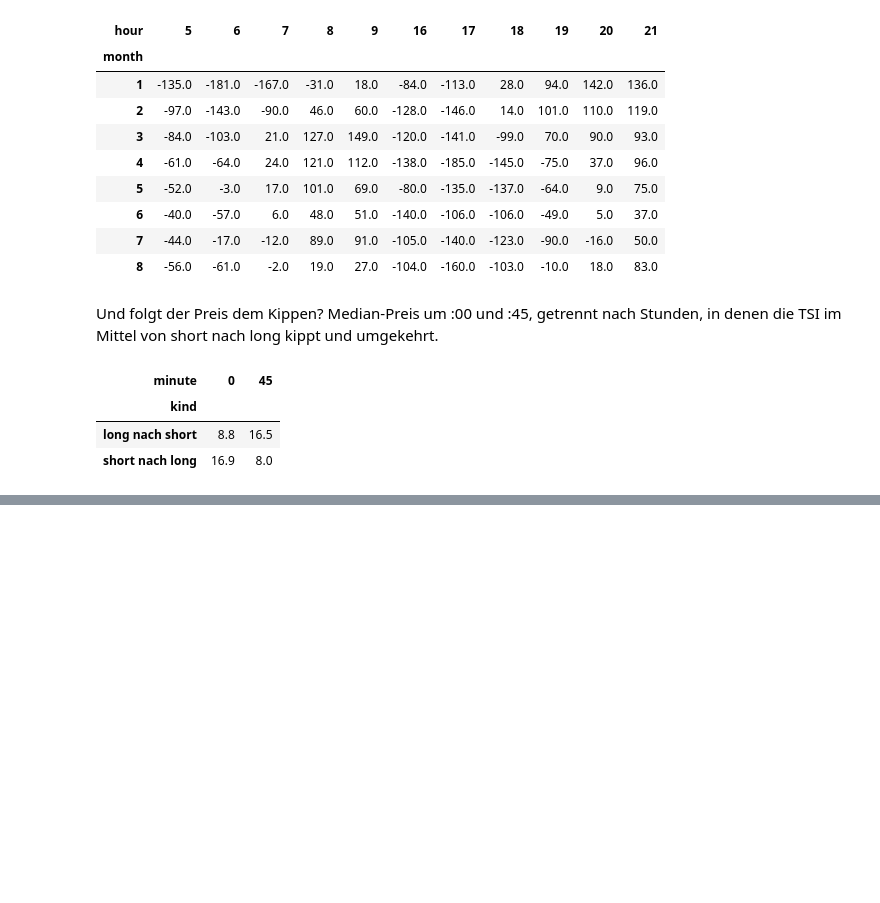
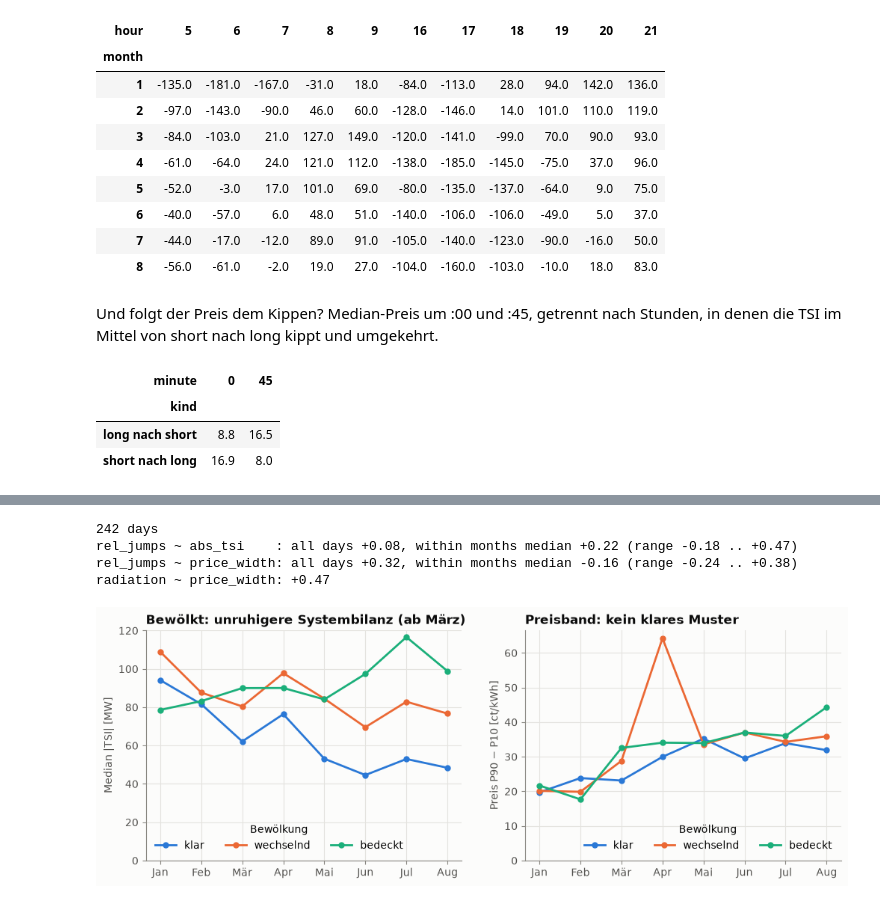
Before and after one commit to ibidreli/energy_price_prediction, a Jupyter notebook: notebooks/01_exploratory_data_analysis.ipynb, the cells around one changed output, grey strips where cells are left out. Saved outputs shown, nothing was run; the diff lists cells and outputs as text; code cells hidden in the pictures; blank space fills up the shorter version.

```diff
--- a/notebooks/01_eda.ipynb
+++ b/notebooks/01_exploratory_data_analysis.ipynb
@@ -931,0 +1458,11 @@ prices_hour.pivot_table(index="kind", columns="minute", values="aep_ct_kwh", agg
+# %%
+#---------------------------------------------------------------------
+# Bewölkungsklassen bei Tageslicht, |TSI| und Preisband nach Tageszeit
+#---------------------------------------------------------------------
+day = qh[qh["shortwave_radiation"] > 50].copy()
+day["cloud"] = pd.cut(day["cloud_cover"], [-1, 20, 80, 101], labels=["klar", "wechselnd", "bedeckt"])
+day["daytime"] = pd.cut(day["hour"], [0, 10, 14, 24], labels=["bis 10 Uhr", "10 bis 14 Uhr", "ab 14 Uhr"], right=False)
+by_cloud = day.groupby(["daytime", "cloud"], observed=True).agg(
+    quarter_hours=("abs_tsi", "size"), abs_tsi_median=("abs_tsi", "median"),
+    price_width=("aep_ct_kwh", width), negative=("aep_ct_kwh", lambda s: (s < 0).mean()))
+by_cloud.round(2)
@@ -931,0 +1483,8 @@ prices_hour.pivot_table(index="kind", columns="minute", values="aep_ct_kwh", agg
+# %%
+#----------------------------
+# Gleicher Vergleich je Monat
+#----------------------------
+cloud_month = day.pivot_table(index="month", columns="cloud", values="abs_tsi", aggfunc="median", observed=True)
+width_month = day.pivot_table(index="month", columns="cloud", values="aep_ct_kwh", aggfunc=width, observed=True)
+print("median |TSI| [MW]\n", cloud_month.round(0).to_string())
+print("\nprice width P90-P10 [ct/kWh]\n", width_month.round(1).to_string())
@@ -931,0 +1530,37 @@ prices_hour.pivot_table(index="kind", columns="minute", values="aep_ct_kwh", agg
+# %%
+#-----------------------------------------------------------------------------
+# Sprünge der Strahlungsprognose über den Tag gegen |TSI| und Preisband je Tag
+#-----------------------------------------------------------------------------
+jumps = eda.daily_mean_abs_change(mean_weather["shortwave_radiation"]).rename("jumps")
+daily = day.groupby("date").agg(abs_tsi=("abs_tsi", "mean"), price_width=("aep_ct_kwh", width),
+                                radiation=("shortwave_radiation", "mean"), month=("month", "first")).join(jumps)
+daily["rel_jumps"] = daily["jumps"] / daily["radiation"]
+print(f"{len(daily)} days")
+for target in ["abs_tsi", "price_width"]:
+    within = daily.groupby("month").apply(lambda g: spearman(g, "rel_jumps", target), include_groups=False)
+    print(f"rel_jumps ~ {target:11s}: all days {spearman(daily, 'rel_jumps', target):+.2f}, "
+          f"within months median {within.median():+.2f} (range {within.min():+.2f} .. {within.max():+.2f})")
+print(f"radiation ~ price_width: {spearman(daily, 'radiation', 'price_width'):+.2f}")
+# %% [output]
+242 days
+rel_jumps ~ abs_tsi    : all days +0.08, within months median +0.22 (range -0.18 .. +0.47)
+rel_jumps ~ price_width: all days +0.32, within months median -0.16 (range -0.24 .. +0.38)
+radiation ~ price_width: +0.47
+# %%
+#--------------------------------------------
+# |TSI| und Preisband je Monat nach Bewölkung
+#--------------------------------------------
+fig, axes = plt.subplots(1, 2, figsize=(12, 4))
+classes = ["klar", "wechselnd", "bedeckt"]
+for colour, cls in zip(CATEGORICAL, classes):
+    axes[0].plot(range(len(cloud_month)), cloud_month[cls], color=colour, marker="o", markersize=5, label=cls)
+    axes[1].plot(range(len(width_month)), width_month[cls], color=colour, marker="o", markersize=5, label=cls)
+for ax, where in zip(axes, ["lower left", "lower right"]):
+    ax.set_xticks(range(len(cloud_month)), [MONTHS[m - 1] for m in cloud_month.index])
+    ax.legend(loc=where, title="Bewölkung", ncols=3)
+axes[0].set(ylabel="Median |TSI| [MW]", ylim=(0, None), title="Bewölkt: unruhigere Systembilanz (ab März)")
+axes[1].set(ylabel="Preis P90 − P10 [ct/kWh]", ylim=(0, None), title="Preisband: kein klares Muster")
+save(fig, "eda2_weather_uncertainty.png")
+plt.show()
+# %% [output]
+[figure, added]
```
Also changed, not shown: parts of 124 cells of this notebook, 6 other files.
